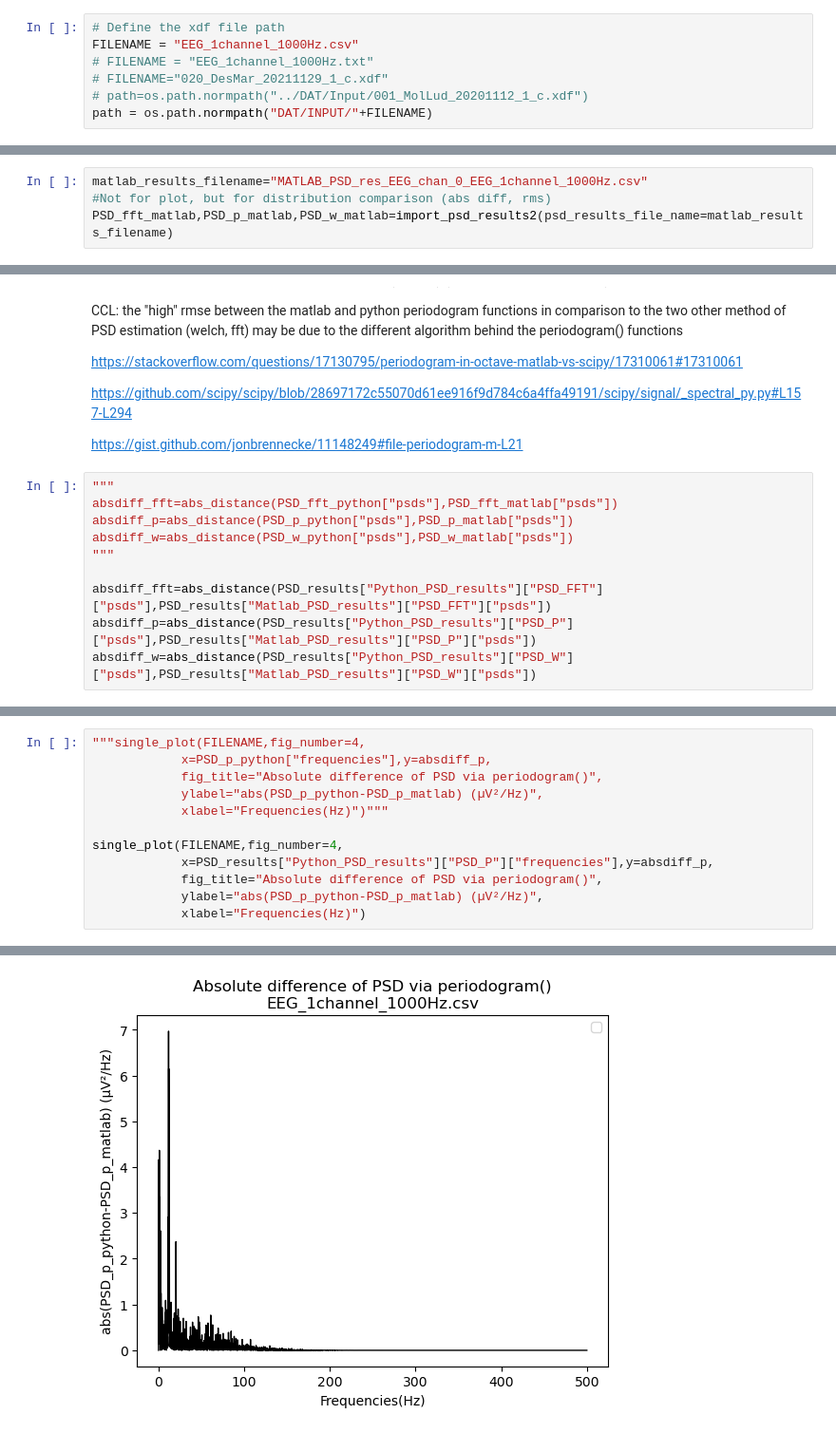
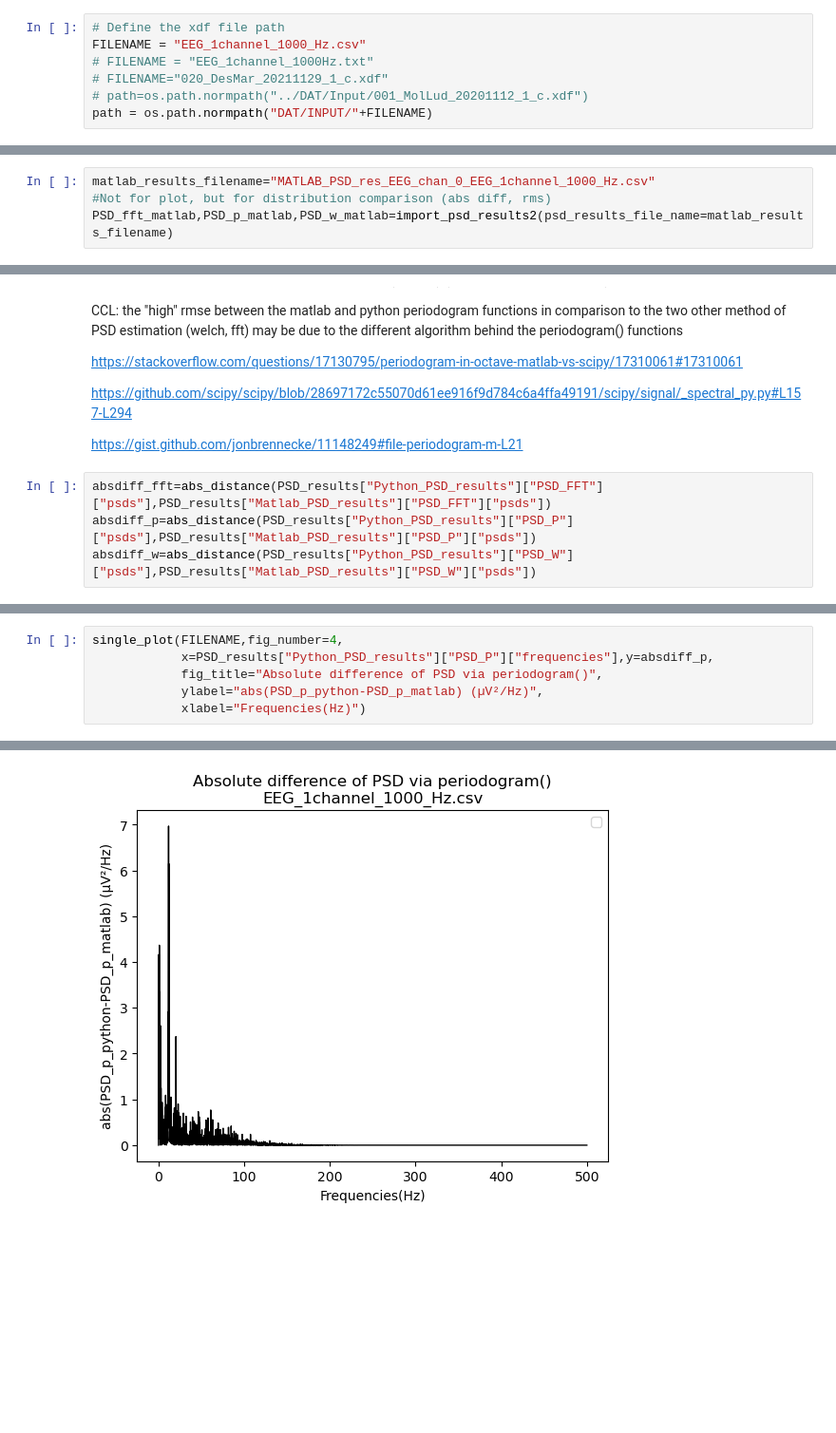
Before and after one commit to iwissemben/Stage_Signal_Physio, a Jupyter notebook: SRC/comparisons_1channel1000Hz.ipynb, the cells around one changed output, grey strips where cells are left out. Shown at 95% size. Cells and saved outputs as stored; diff of their text form; blank space fills up the shorter version.

```diff
--- a/SRC/comparisons_1channel1000Hz.ipynb
+++ b/SRC/comparisons_1channel1000Hz.ipynb
@@ -32,7 +32,7 @@ plt.close("all")  # close all figure windows
  ### File selection and signal loading (Ramdani data)
 # %%
 # Define the xdf file path
-FILENAME = "EEG_1channel_1000Hz.csv"
+FILENAME = "EEG_1channel_1000_Hz.csv"
 # FILENAME = "EEG_1channel_1000Hz.txt"
 # FILENAME="020_DesMar_20211129_1_c.xdf"
 # path=os.path.normpath("../DAT/Input/001_MolLud_20201112_1_c.xdf")
@@ -47,7 +47,7 @@ EEG_amplitudes_centered=EEG_amplitudes-np.mean(EEG_amplitudes)
 # %% [markdown]
 ### Import of matlab estimation results
 # %%
-matlab_results_filename="MATLAB_PSD_res_EEG_chan_0_EEG_1channel_1000Hz.csv"
+matlab_results_filename="MATLAB_PSD_res_EEG_chan_0_EEG_1channel_1000_Hz.csv"
 #Not for plot, but for distribution comparison (abs diff, rms)
 PSD_fft_matlab,PSD_p_matlab,PSD_w_matlab=import_psd_results2(psd_results_file_name=matlab_results_filename)
 # %% [output]
@@ -178,12 +155,6 @@ https://github.com/scipy/scipy/blob/28697172c55070d61ee916f9d784c6a4ffa49191/sci
 
 https://gist.github.com/jonbrennecke/11148249#file-periodogram-m-L21
 # %%
-"""
-absdiff_fft=abs_distance(PSD_fft_python["psds"],PSD_fft_matlab["psds"])
-absdiff_p=abs_distance(PSD_p_python["psds"],PSD_p_matlab["psds"])
-absdiff_w=abs_distance(PSD_w_python["psds"],PSD_w_matlab["psds"])
-"""
-
 absdiff_fft=abs_distance(PSD_results["Python_PSD_results"]["PSD_FFT"]["psds"],PSD_results["Matlab_PSD_results"]["PSD_FFT"]["psds"])
 absdiff_p=abs_distance(PSD_results["Python_PSD_results"]["PSD_P"]["psds"],PSD_results["Matlab_PSD_results"]["PSD_P"]["psds"])
 absdiff_w=abs_distance(PSD_results["Python_PSD_results"]["PSD_W"]["psds"],PSD_results["Matlab_PSD_results"]["PSD_W"]["psds"])
@@ -205,16 +170,10 @@ No artists with labels found to put in legend.  Note that artists whose label st
 # %%
-"""single_plot(FILENAME,fig_number=4,
-            x=PSD_p_python["frequencies"],y=absdiff_p,
-            fig_title="Absolute difference of PSD via periodogram()",
-            ylabel="abs(PSD_p_python-PSD_p_matlab) (µV²/Hz)",
-            xlabel="Frequencies(Hz)")"""
-
 single_plot(FILENAME,fig_number=4,
             x=PSD_results["Python_PSD_results"]["PSD_P"]["frequencies"],y=absdiff_p,
             fig_title="Absolute difference of PSD via periodogram()",
             ylabel="abs(PSD_p_python-PSD_p_matlab) (µV²/Hz)",
             xlabel="Frequencies(Hz)")
 # %% [output]
 No artists with labels found to put in legend.  Note that artists whose label start with an underscore are ignored when legend() is called with no argument.
-[figure, old version]
+[figure, new version]
 # %%
```
Also changed, not shown: parts of 8 cells of this notebook, 8 other files.
